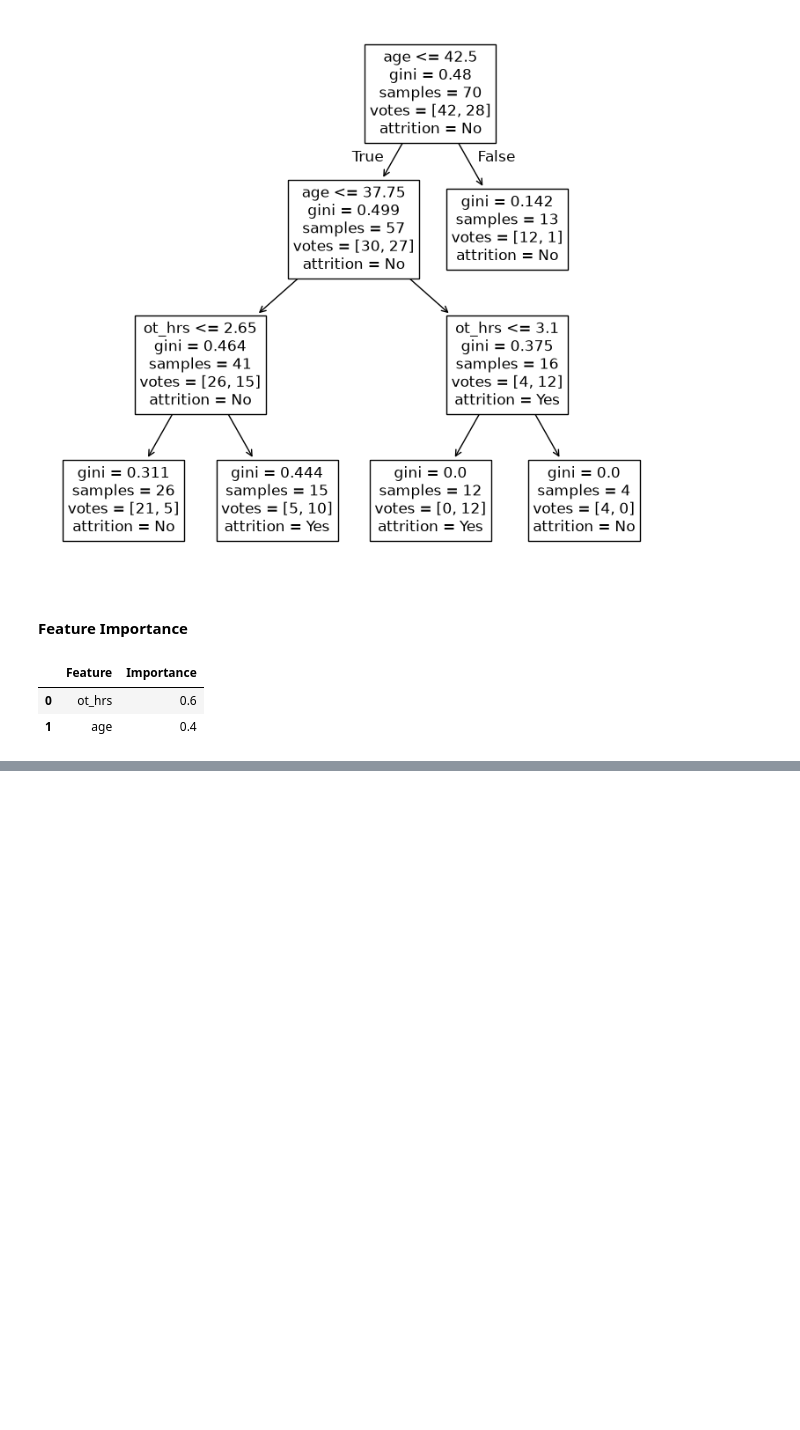
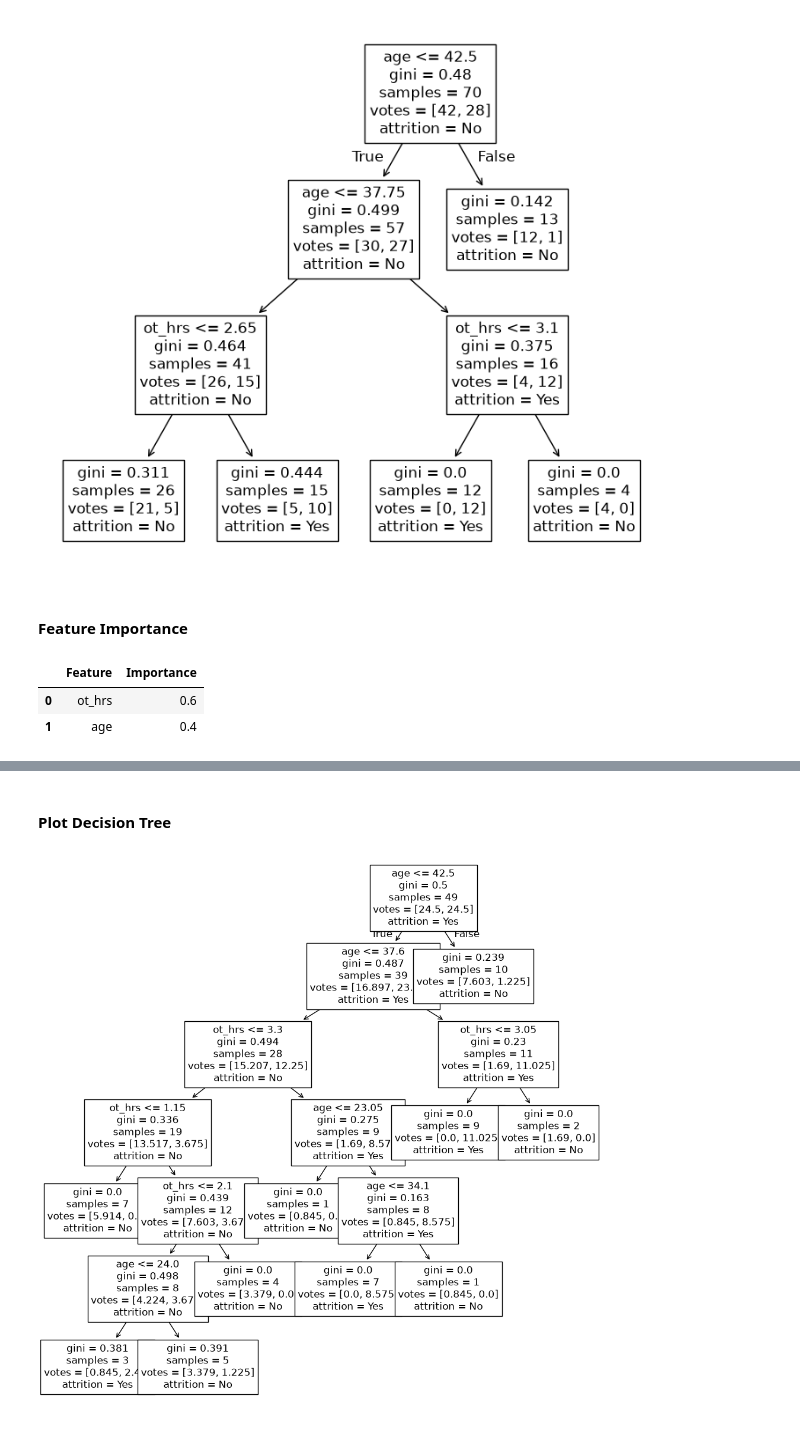
Before and after one commit to dheemanth-bhat/supervised-ml-algorithms, a Jupyter notebook: 04_Decision_Trees/04_Project_1.ipynb, the cells around one changed output, grey strips where cells are left out. Drawn from its saved outputs; the diff is of its cells as text; code cells hidden in the pictures; blank space fills up the shorter version.

```diff
--- a/04_Decision_Trees/04_Project_1.ipynb
+++ b/04_Decision_Trees/04_Project_1.ipynb
@@ -246,0 +366,16 @@ pd.DataFrame(
+# %% [markdown]
+#### Plot Decision Tree
+# %%
+plt.figure(figsize=(12, 12))
+
+plot_tree(final_model, feature_names=X.columns, class_names=["No", "Yes"], fontsize=12)
+
+for annot in plt.gca().texts:
+    text = annot.get_text()
+    text = text.replace("value =", "votes =")
+    text = text.replace("class =", "attrition =")
+    annot.set_text(text)
+
+plt.show()
+# %% [output]
+[figure, added]
```
Also changed, not shown: parts of 39 cells of this notebook, 5 other files.
